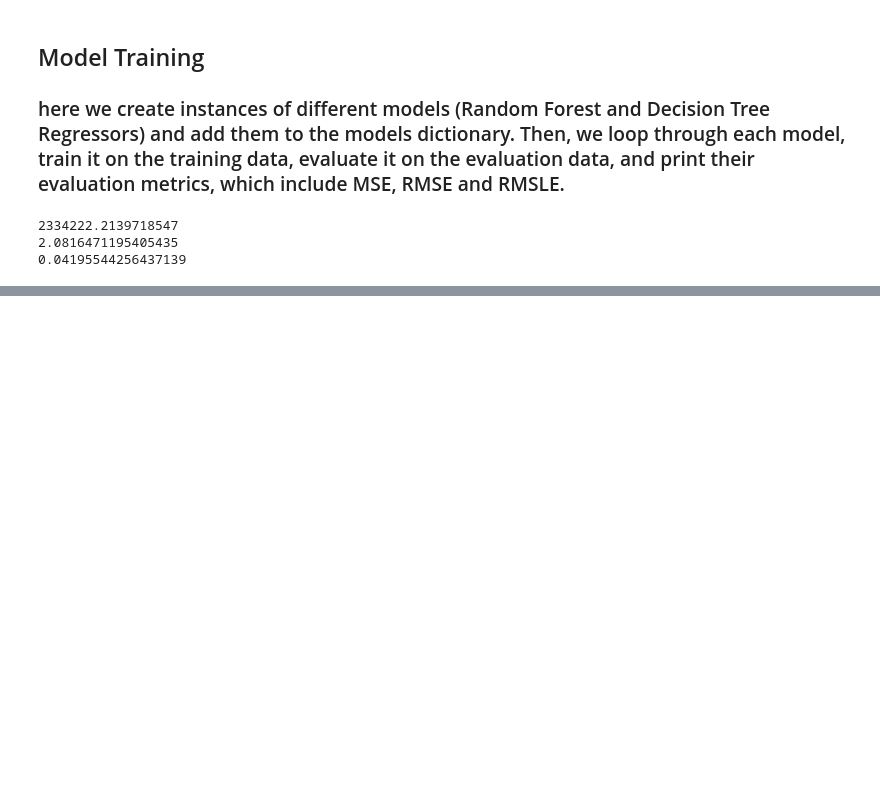
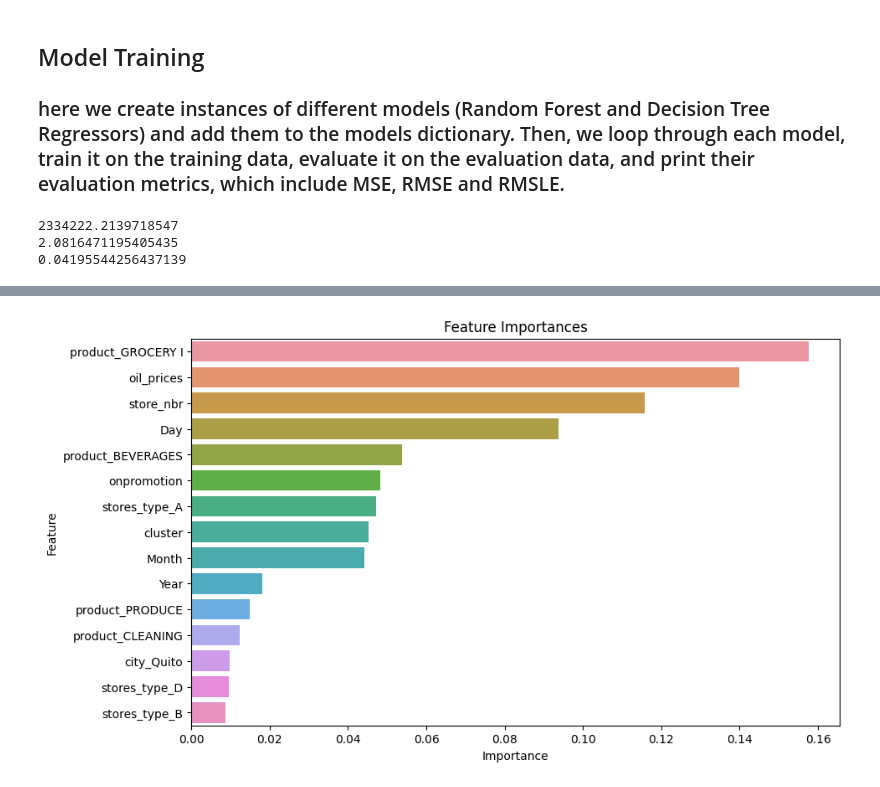
Before and after one commit to phinmaiyo/Regression-Model, a Jupyter notebook: forecasting.ipynb, the cells around one changed output, grey strips where cells are left out. Saved outputs shown, nothing was run; the diff lists cells and outputs as text; code cells hidden in the pictures; blank space fills up the shorter version.

```diff
--- a/forecasting.ipynb
+++ b/forecasting.ipynb
@@ -2214,0 +2236,17 @@ print(rmsle)
+# %%
+dt_importance=dt.feature_importances_
+# Create a DataFrame to store feature names and their importances
+feature_importance_dt = pd.DataFrame({'Feature': X_train.columns, 'Importance': dt_importance})
+
+# Sort the DataFrame by importance
+feature_importance_dt = feature_importance_dt.sort_values(by='Importance', ascending=False).head(15)
+
+# Create a bar plot
+plt.figure(figsize=(10, 6))
+sns.barplot(x='Importance', y='Feature', data=feature_importance_dt)
+plt.title('Feature Importances')
+plt.xlabel('Importance')
+plt.ylabel('Feature')
+plt.show()
+# %% [output]
+[figure, added]
```
Also changed, not shown: parts of 4 cells of this notebook.
